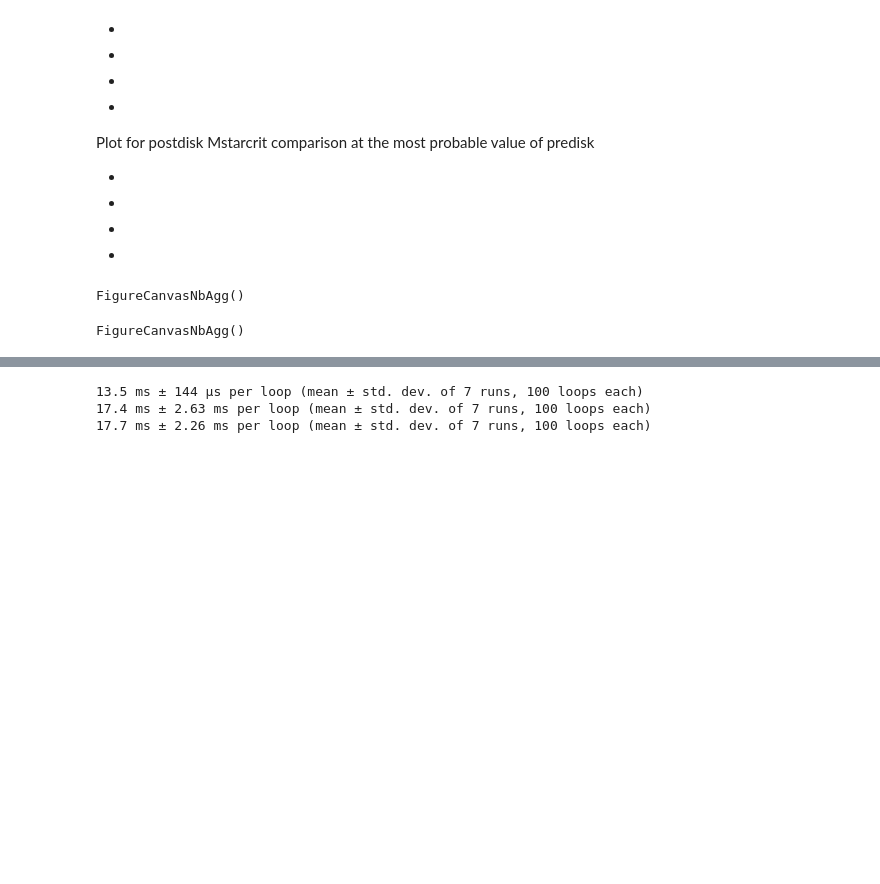
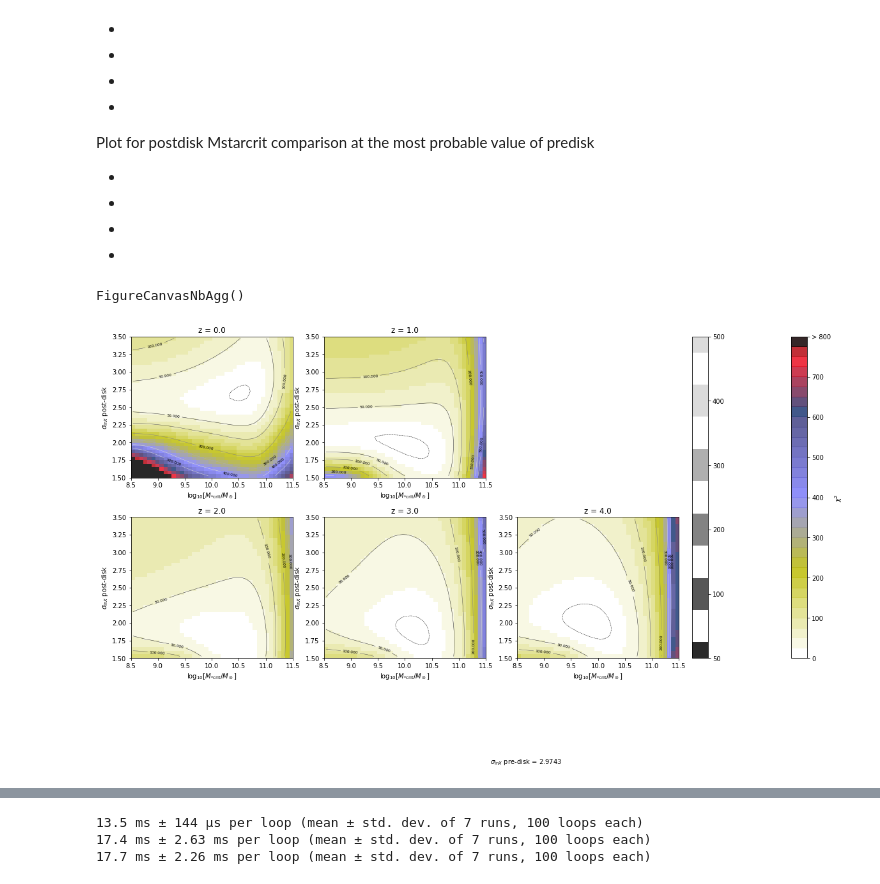
Before and after one commit to megantillman/get_QLF, a Jupyter notebook: paper_plots.ipynb, the cells around one changed output, grey strips where cells are left out. Saved outputs shown, nothing was run; the diff lists cells and outputs as text; code cells hidden in the pictures; blank space fills up the shorter version.

```diff
--- a/paper_plots.ipynb
+++ b/paper_plots.ipynb
@@ -67,7 +178,6 @@ Plot for postdisk Mstarcrit comparison at the most probable value of predisk
 -
 # %%
 from matplotlib import colors
-%matplotlib widget
 
 def CHI2_POSTvsCRIT(FILE = "QUEST/data/chi2_3pShenfit_nw.h5py"):
     fig = plt.figure(figsize=(22,10))
@@ -110,19 +220,6 @@ def CHI2_POSTvsCRIT(FILE = "QUEST/data/chi2_3pShenfit_nw.h5py"):
         preGRID = np.sum(chi23d, axis=(0,2))         #pre disk sigma value grid
         preI = np.argmin(np.abs(siglnX1-3.0))       #index value of that min value
 
-        #M*CRIT values: grid of CHI2, total CHI2, normalized lkelihood
-        Mchi2 = np.sum(chi23d, axis = (2,1))
-        maxM = sum(Mchi2)
-        Mlike = np.e**(-Mchi2/maxM)
-
-        #sigma post disk values: grid of CHI2, total CHI2, normalized likelihood
-        POchi2 = np.sum(chi23d, axis = (0,2))
-        maxPO = sum(POchi2)
-        POlike = np.e**(-POchi2/maxPO)
-
-        ### grid of post sigma vs m crit
-        grid2d = np.transpose(np.sum(chi23d, axis = 1))
-        like = np.e**(-grid2d)
 
         grid2d = chi23d[:,preI,:]
         img = ax.imshow(grid2d, cmap = 'gist_stern_r', interpolation = 'nearest', aspect='auto', extent = extent, norm=matplotlib.colors.BoundaryNorm(boundaries=np.linspace(0,800,33), ncolors=255),vmin = 0, vmax=800, alpha=0.85)
@@ -158,7 +255,7 @@ def CHI2_POSTvsCRIT(FILE = "QUEST/data/chi2_3pShenfit_nw.h5py"):
 
     plt.text(8,0,'$\sigma_{\ln{X}}$ pre-disk = '+str(siglnX1[preI])[:6])
 
-    plt.savefig('plots/paper-plots/chi2_ShenFit_nw'+file+'v2.0.pdf')
+#     plt.savefig('plots/paper-plots/chi2_ShenFit_nw'+file+'v2.0.pdf')
 
 
 CHI2_POSTvsCRIT()
@@ -166,11 +263,10 @@ CHI2_POSTvsCRIT()
 FigureCanvasNbAgg()
 # %%
 from matplotlib import colors
-%matplotlib widget
 
-def CHI2_POSTvsCRIT(FILE = "output/chi2_3pShenfit_30_nw_mk2.h5py"):
-    fig = plt.figure(figsize=(16,10))
-    gs = gridspec.GridSpec(2, 2)
+def CHI2_POSTvsCRIT(FILE = "output/chi2_3pShenfit_40_nw_mk2.h5py"):
+    fig = plt.figure(figsize=(18,8))
+    gs = gridspec.GridSpec(2, 3)
 
 
     f = h5py.File(FILE, "r")
@@ -182,8 +278,8 @@ def CHI2_POSTvsCRIT(FILE = "output/chi2_3pShenfit_30_nw_mk2.h5py"):
     stack = np.zeros((len(logMstar0 ), len(logMstar0 )))
 
     zlist = [0.0, 1.0, 2.0, 3.0, 4.0]
-    axi = [0,0,1,1]
-    axj = [0,1,0,1]
+    axi = [0,0,1,1,1]
+    axj = [0,1,0,1,2]
     axes_l = []
 
     for z, i, j in zip(zlist, axi, axj):
@@ -196,8 +292,8 @@ def CHI2_POSTvsCRIT(FILE = "output/chi2_3pShenfit_30_nw_mk2.h5py"):
         ### set up axis and label info
         ylabel = r'$\sigma_{\ln{X}}$ post-disk'
         xlabel = r'$\log_{10} [M_{*\rm{crit}}/M_\odot]$'
-        file = 'post-disk_vs_MstarCRIT_30'
-        axis = [7,12,1.5,3.5]
+        file = 'post-disk_vs_MstarCRIT_40'
+        axis = [8.5,11.5,1.5,3.5]
         extent = [logMstar0[0], logMstar0[-1], siglnX2[-1], siglnX2[0]]
 
         ax = fig.add_subplot(gs[i, j])
@@ -206,48 +302,34 @@ def CHI2_POSTvsCRIT(FILE = "output/chi2_3pShenfit_30_nw_mk2.h5py"):
         ax.set_ylabel(ylabel)
         ax.set_title('z = '+str(z))
         ax.axis(axis)
 
         preGRID = np.sum(chi23d, axis=(0,2))         #pre disk sigma value grid
         preI = np.argmin(np.abs(siglnX1-3.0))       #index value of that min value
-
-        #M*CRIT values: grid of CHI2, total CHI2, normalized lkelihood
-        Mchi2 = np.sum(chi23d, axis = (2,1))
-        maxM = sum(Mchi2)
-        Mlike = np.e**(-Mchi2/maxM)
-
-        #sigma post disk values: grid of CHI2, total CHI2, normalized likelihood
-        POchi2 = np.sum(chi23d, axis = (0,2))
-        maxPO = sum(POchi2)
-        POlike = np.e**(-POchi2/maxPO)
-
-        ### grid of post sigma vs m crit
-        grid2d = np.transpose(np.sum(chi23d, axis = 1))
-        like = np.e**(-grid2d)
 
         grid2d = chi23d[:,preI,:]
         img = ax.imshow(grid2d, cmap = 'gist_stern_r', interpolation = 'nearest', aspect='auto', extent = extent, norm=matplotlib.colors.BoundaryNorm(boundaries=np.linspace(0,800,33), ncolors=255),vmin = 0, vmax=800, alpha=0.85)
 
         cont = ax.contour(grid2d, extent = extent, origin = 'image',linewidths=.5,levels=[50,100,200,300,400,500],cmap='binary_r', vmin = 10, vmax = 500, norm=matplotlib.colors.BoundaryNorm(boundaries=[10,50,100,200,300,400,500], ncolors = 220))
         ax.contour(grid2d, extent = extent, origin = 'image',linewidths=.5,levels=[10],cmap='binary_r', vmin = 10, vmax = 500, norm=matplotlib.colors.BoundaryNorm(boundaries=[10,50,100,200,300,400,500], ncolors = 220),linestyles='dashed')
 
         plt.clabel(cont, inline=True, fontsize=6, colors='k')
         stack += (grid2d) / len(zlist)
 
     pred = np.sum(chi23d, axis=(0,2))
     minpre =  min(np.sum(chi23d, axis=(0,2)))
 
-#     plt.tight_layout()
-    cbar = plt.colorbar(img, label=r'$\chi ^2$ ', pad = 0.02, ticks = [0,100,200,300,400,500,600,700,800], ax = axes_l)
+    plt.tight_layout()
+    cbar = plt.colorbar(img, label=r'$\chi ^2$ ', pad = 0.0002, ticks = [0,100,200,300,400,500,600,700,800], ax = axes_l)
     cbar.ax.set_yticklabels(['0', '100', '200', '300', '400', '500', '600', '700', '> 800'])
     cbar = plt.colorbar(cont, pad = 0.02, ticks = [25,50,100,200,300,400,500],  ax = axes_l)
     lines = cbar.ax.get_children()[0]
     lines.set_linewidths([50]*len(lines.get_linewidths()))
 
     plt.text(8,0,'$\sigma_{\ln{X}}$ pre-disk = '+str(siglnX1[preI])[:6])
 
-    plt.savefig('plots/paper-plots/chi2_Shen_nw'+file+'.pdf')
+#     plt.savefig('plots/paper-plots/chi2_Shen_nw'+file+'.pdf')
 
 
 CHI2_POSTvsCRIT()
 # %% [output]
-FigureCanvasNbAgg()
+[figure, added]
```
Also changed, not shown: parts of 38 cells of this notebook, 1 other file.
